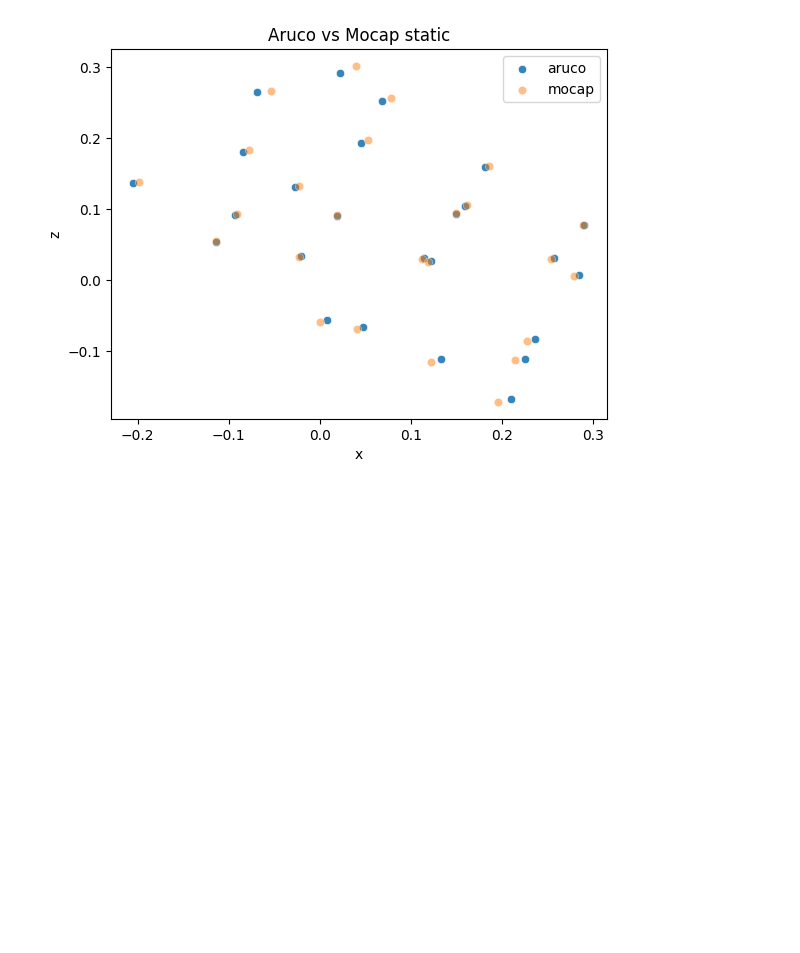
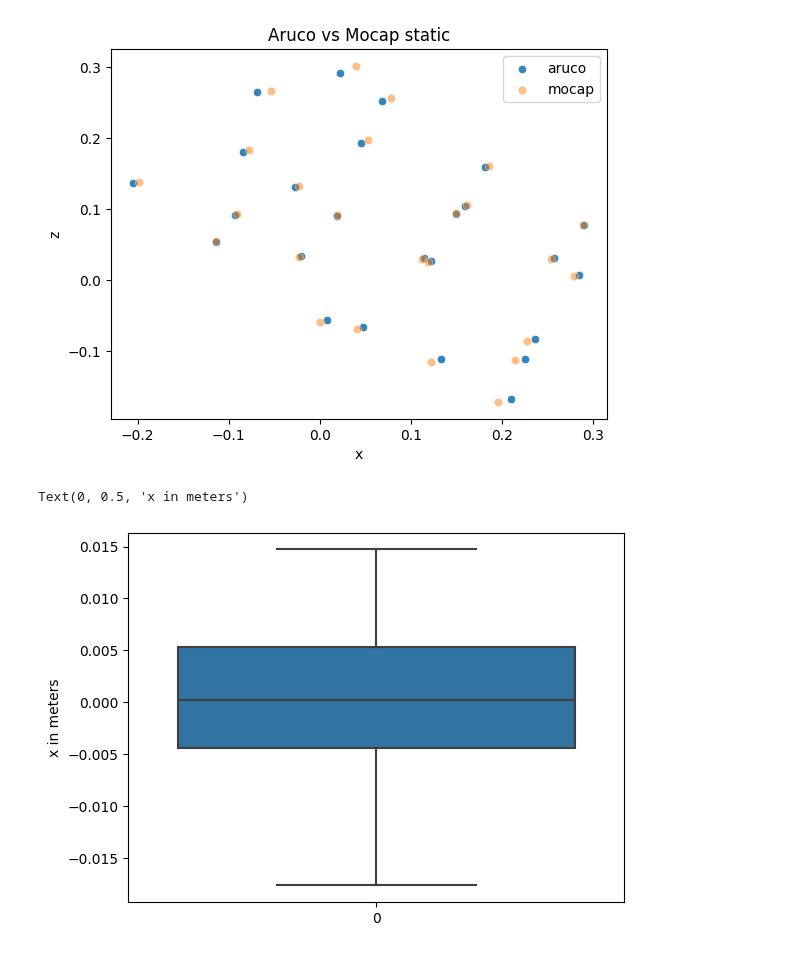
Before and after one commit to SujithChristopher/armbo, a Jupyter notebook: speed_bins/analysis_spots_multi.ipynb, the cells around one changed output. Drawn from its saved outputs; the diff is of its cells as text; code cells hidden in the pictures; blank space fills up the shorter version.

```diff
--- a/speed_bins/analysis_spots_multi.ipynb
+++ b/speed_bins/analysis_spots_multi.ipynb
@@ -40,7 +40,7 @@ _calib_folder_name = "calibration_00"
 _base_pth = os.path.join(_pth,"recorded_data",_parent_folder)
 # _folder_list = os.listdir(_base_pth)[10:15] # forward
 # _folder_list = os.listdir(_base_pth)[15:] # sideways
-_folder_list = os.listdir(_base_pth)[25:] # spots
+_folder_list = os.listdir(_base_pth)[27:] # spots
 
 
 _webcam_calib_folder = os.path.join(_pth,"recorded_data",_parent_folder,_calib_folder_name)
@@ -312,3 +310,12 @@ plt.title("Aruco vs Mocap static")
 # %% [output]
 Text(0.5, 1.0, 'Aruco vs Mocap static')
 [figure]
+# %%
+err_x = mean_ar['x'] - mean_mc['x']
+err_z = mean_ar['z'] - mean_mc['z']
+# %%
+sns.boxplot(data=err_x.to_pandas())
+plt.ylabel('x in meters')
+# %% [output]
+Text(0, 0.5, 'x in meters')
+[figure, added]
```
Also changed, not shown: parts of 2 cells of this notebook, 7 other files.
